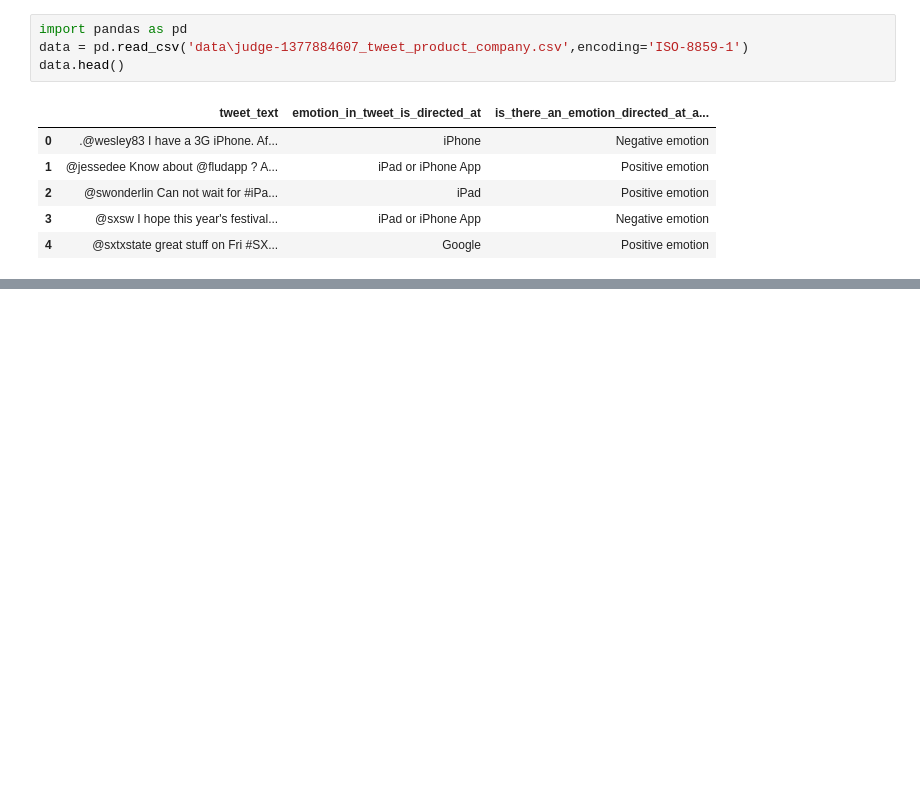
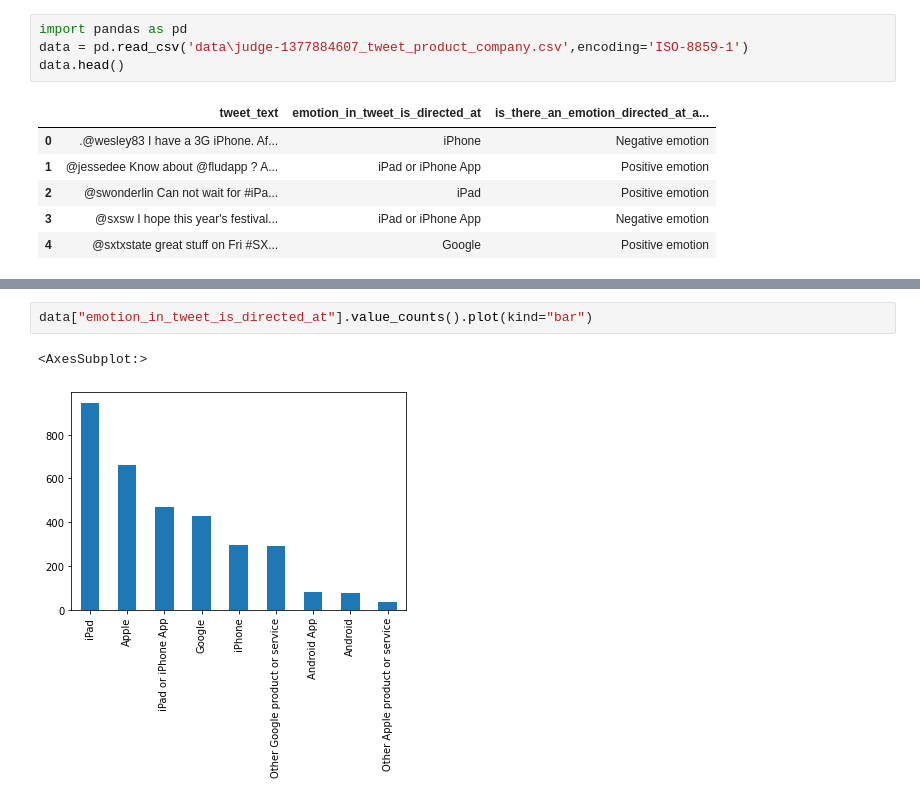
Before and after one commit to jgatharia/Phase_4_Project_, a Jupyter notebook: ruth.ipynb, the cells around one changed output, grey strips where cells are left out. Drawn from its saved outputs; the diff is of its cells as text; blank space fills up the shorter version.

Commit message:
Exploratory data analysis and began Preprocessing

```diff
--- a/ruth.ipynb
+++ b/ruth.ipynb
@@ -48,0 +64,5 @@ data.head()
+# %%
+data["emotion_in_tweet_is_directed_at"].value_counts().plot(kind="bar")
+# %% [output]
+<AxesSubplot:>
+[figure, added]
```
Also changed, not shown: parts of 12 cells of this notebook.
